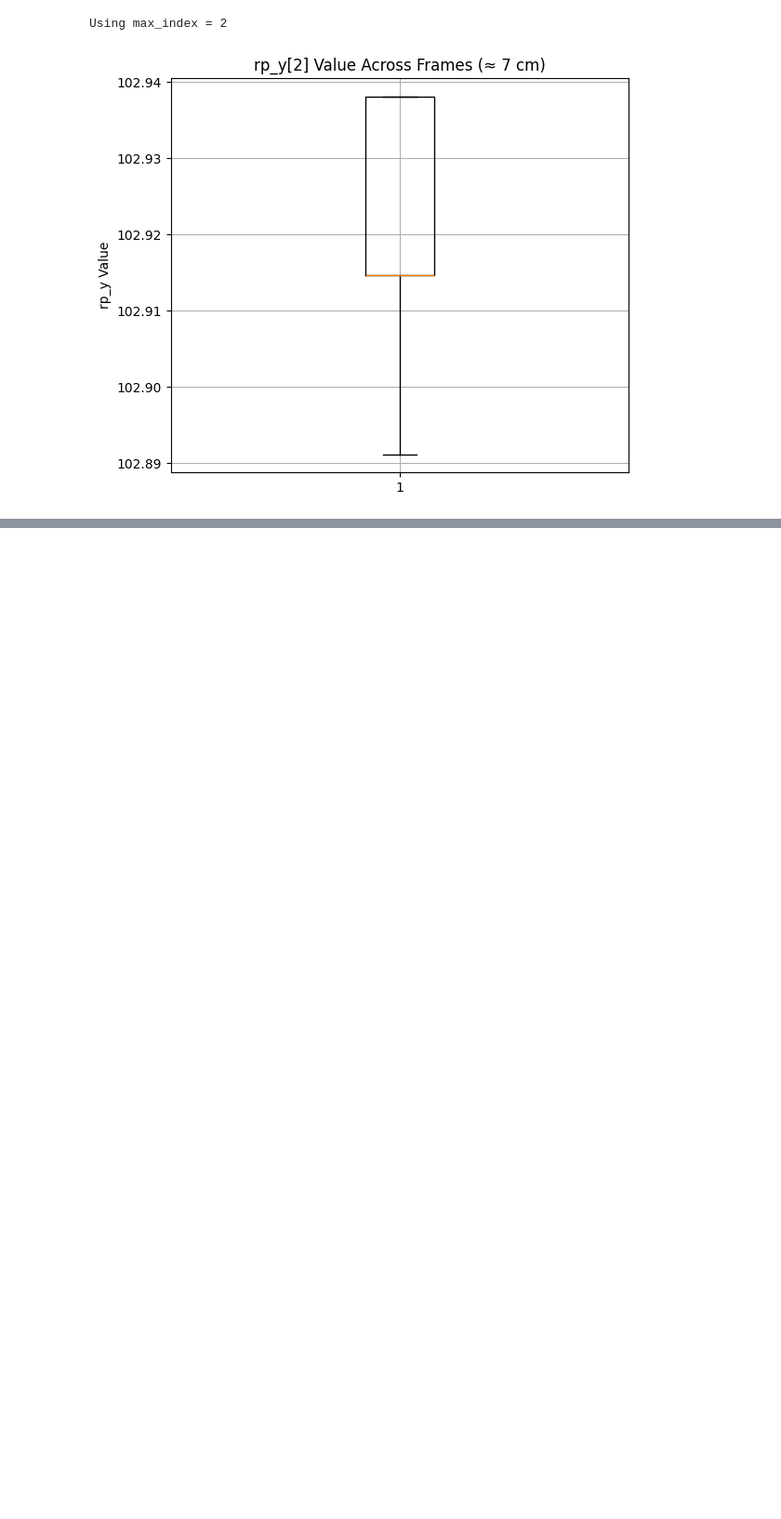
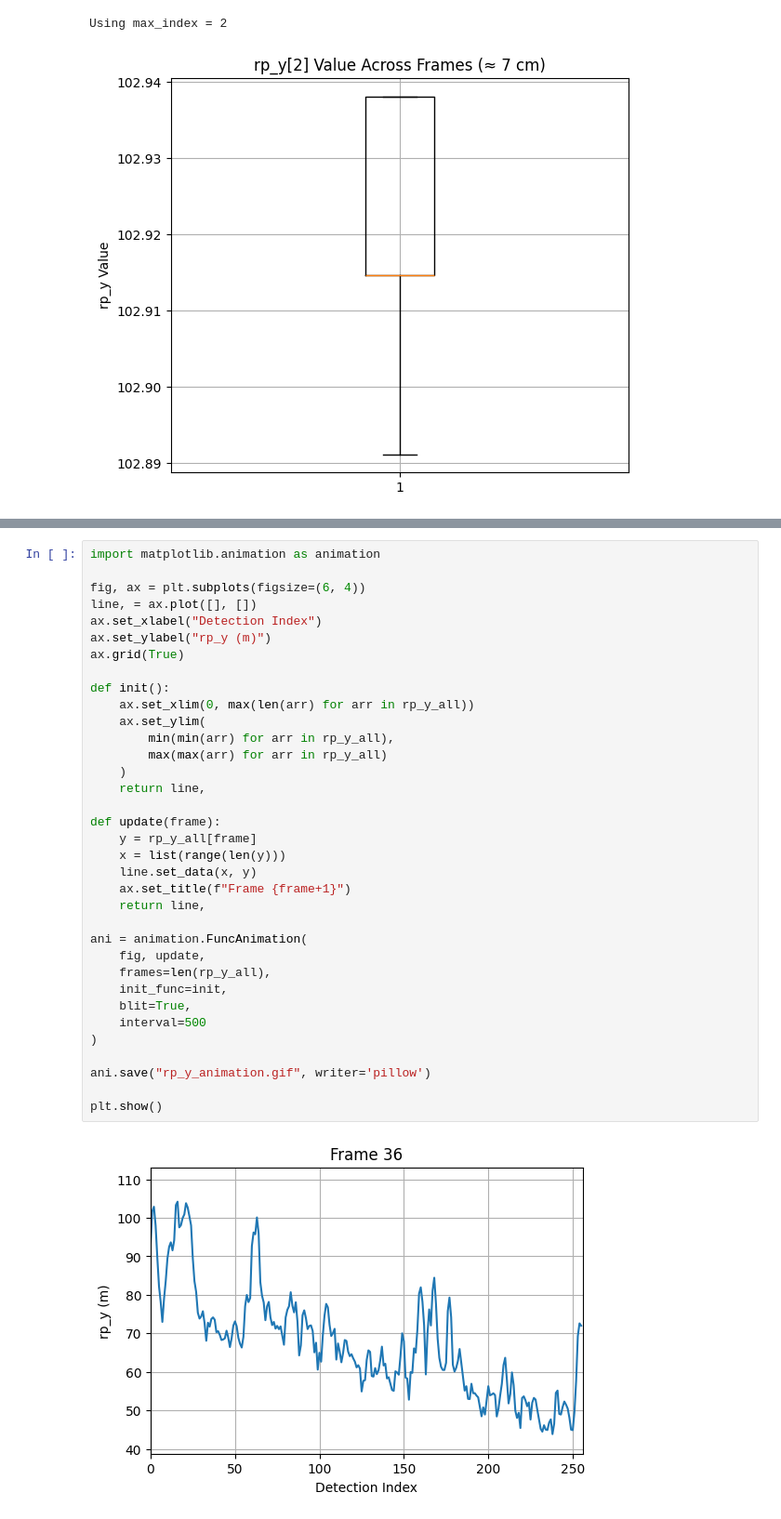
Before and after one commit to pranjal-chatterjee/radar-testing, a Jupyter notebook: test.ipynb, the cells around one changed output, grey strips where cells are left out. Shown at 93% size. Cells and saved outputs as stored; diff of their text form; blank space fills up the shorter version.

Commit message:
rp_y plot modified

```diff
--- a/test.ipynb
+++ b/test.ipynb
@@ -578,0 +633,37 @@ Using max_index = 2
+# %%
+import matplotlib.animation as animation
+
+fig, ax = plt.subplots(figsize=(6, 4))
+line, = ax.plot([], [])
+ax.set_xlabel("Detection Index")
+ax.set_ylabel("rp_y (m)")
+ax.grid(True)
+
+def init():
+    ax.set_xlim(0, max(len(arr) for arr in rp_y_all))
+    ax.set_ylim(
+        min(min(arr) for arr in rp_y_all),
+        max(max(arr) for arr in rp_y_all)
+    )
+    return line,
+
+def update(frame):
+    y = rp_y_all[frame]
+    x = list(range(len(y)))
+    line.set_data(x, y)
+    ax.set_title(f"Frame {frame+1}")
+    return line,
+
+ani = animation.FuncAnimation(
+    fig, update,
+    frames=len(rp_y_all),
+    init_func=init,
+    blit=True,
+    interval=500
+)
+
+ani.save("rp_y_animation.gif", writer='pillow')
+
+plt.show()
+# %% [output]
+[figure, added]
```
Also changed, not shown: parts of 1 cell of this notebook, 37 other files.
